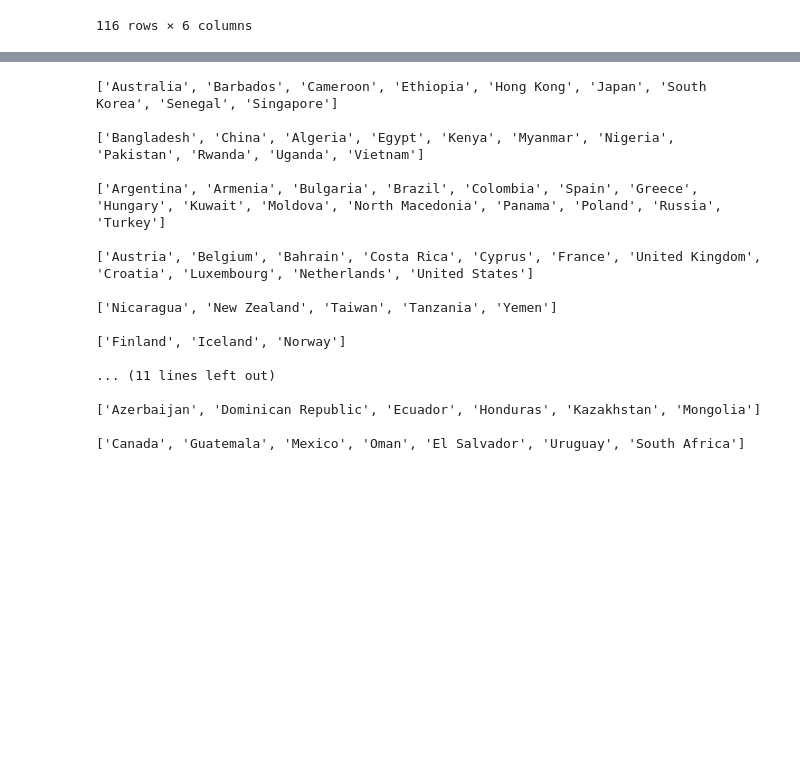
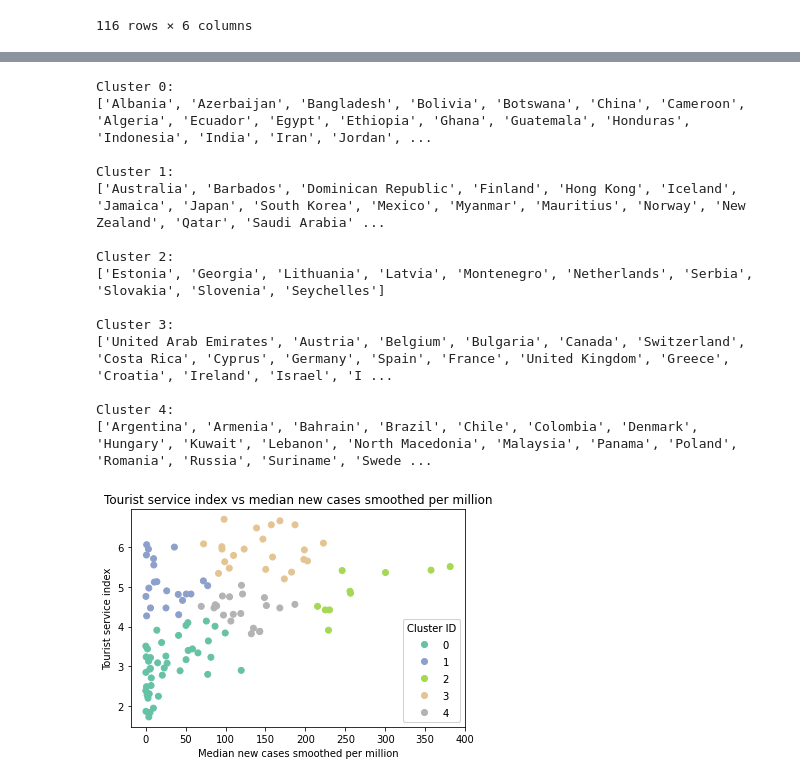
Before and after one commit to serenawatson/data3888, a Jupyter notebook: Eve_initial_variable_selection_clustering.ipynb, the cells around one changed output, grey strips where cells are left out. Cells and saved outputs as stored; diff of their text form; code cells hidden in the pictures; blank space fills up the shorter version.

```diff
--- a/Eve_initial_variable_selection_clustering.ipynb
+++ b/Eve_initial_variable_selection_clustering.ipynb
@@ -189,24 +251,35 @@ iso_location
 # %%
-medians = pd.merge(medians, iso_location, on="iso_code")
+medians_with_location = pd.merge(medians_with_clusters, iso_location, on="iso_code")
 # %%
 for i in range(nclusters):
-    print(list(medians[medians["hcluster"] == i]["location"]))
+    print(f"Cluster {i}:")
+    print(list(medians_with_location[medians_with_location["hcluster"] == i]["location"]))
     print()
 # %% [output]
-['Australia', 'Barbados', 'Cameroon', 'Ethiopia', 'Hong Kong', 'Japan', 'South Korea', 'Senegal', 'Singapore']
+Cluster 0:
+['Albania', 'Azerbaijan', 'Bangladesh', 'Bolivia', 'Botswana', 'China', 'Cameroon', 'Algeria', 'Ecuador', 'Egypt', 'Ethiopia', 'Ghana', 'Guatemala', 'Honduras', 'Indonesia', 'India', 'Iran', 'Jordan', ...
 
-['Bangladesh', 'China', 'Algeria', 'Egypt', 'Kenya', 'Myanmar', 'Nigeria', 'Pakistan', 'Rwanda', 'Uganda', 'Vietnam']
+Cluster 1:
+['Australia', 'Barbados', 'Dominican Republic', 'Finland', 'Hong Kong', 'Iceland', 'Jamaica', 'Japan', 'South Korea', 'Mexico', 'Myanmar', 'Mauritius', 'Norway', 'New Zealand', 'Qatar', 'Saudi Arabia' ...
 
-['Argentina', 'Armenia', 'Bulgaria', 'Brazil', 'Colombia', 'Spain', 'Greece', 'Hungary', 'Kuwait', 'Moldova', 'North Macedonia', 'Panama', 'Poland', 'Russia', 'Turkey']
+Cluster 2:
+['Estonia', 'Georgia', 'Lithuania', 'Latvia', 'Montenegro', 'Netherlands', 'Serbia', 'Slovakia', 'Slovenia', 'Seychelles']
 
-['Austria', 'Belgium', 'Bahrain', 'Costa Rica', 'Cyprus', 'France', 'United Kingdom', 'Croatia', 'Luxembourg', 'Netherlands', 'United States']
+Cluster 3:
+['United Arab Emirates', 'Austria', 'Belgium', 'Bulgaria', 'Canada', 'Switzerland', 'Costa Rica', 'Cyprus', 'Germany', 'Spain', 'France', 'United Kingdom', 'Greece', 'Croatia', 'Ireland', 'Israel', 'I ...
 
-['Nicaragua', 'New Zealand', 'Taiwan', 'Tanzania', 'Yemen']
-
-['Finland', 'Iceland', 'Norway']
-
-... (11 lines left out)
-
-['Azerbaijan', 'Dominican Republic', 'Ecuador', 'Honduras', 'Kazakhstan', 'Mongolia']
-
-['Canada', 'Guatemala', 'Mexico', 'Oman', 'El Salvador', 'Uruguay', 'South Africa']
+Cluster 4:
+['Argentina', 'Armenia', 'Bahrain', 'Brazil', 'Chile', 'Colombia', 'Denmark', 'Hungary', 'Kuwait', 'Lebanon', 'North Macedonia', 'Malaysia', 'Panama', 'Poland', 'Romania', 'Russia', 'Suriname', 'Swede ...
+# %%
+fig, ax = plt.subplots()
+
+scatter = ax.scatter("new_cases_smoothed_per_million", "tourist_service_index", data = medians_with_location, c = "hcluster", cmap = "Set2")
+legend = ax.legend(*scatter.legend_elements(),
+                    loc="lower right", title="Cluster ID")
+ax.add_artist(legend)
+plt.title("Tourist service index vs median new cases smoothed per million")
+plt.xlabel("Median new cases smoothed per million")
+plt.ylabel("Tourist service index")
+plt.show()
+# %% [output]
+[figure, added]
```
Also changed, not shown: parts of 34 cells of this notebook.
